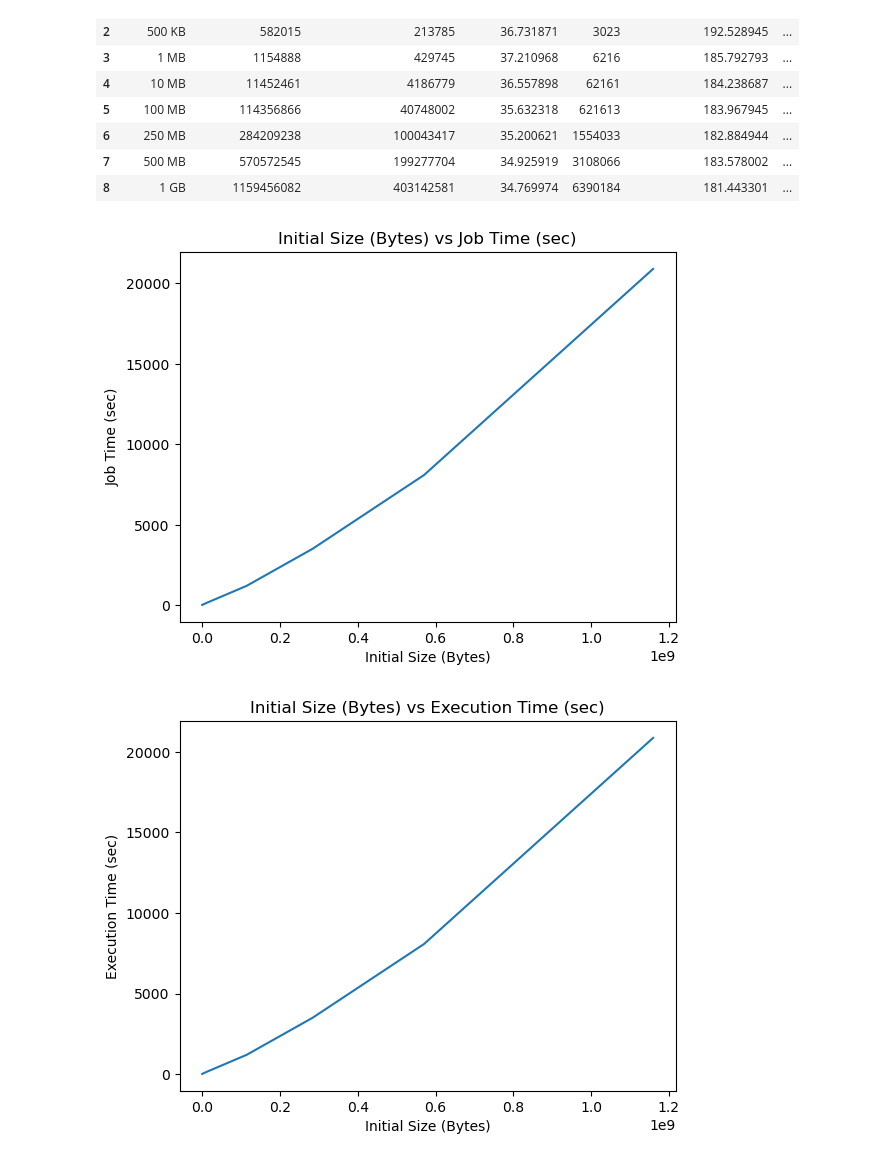
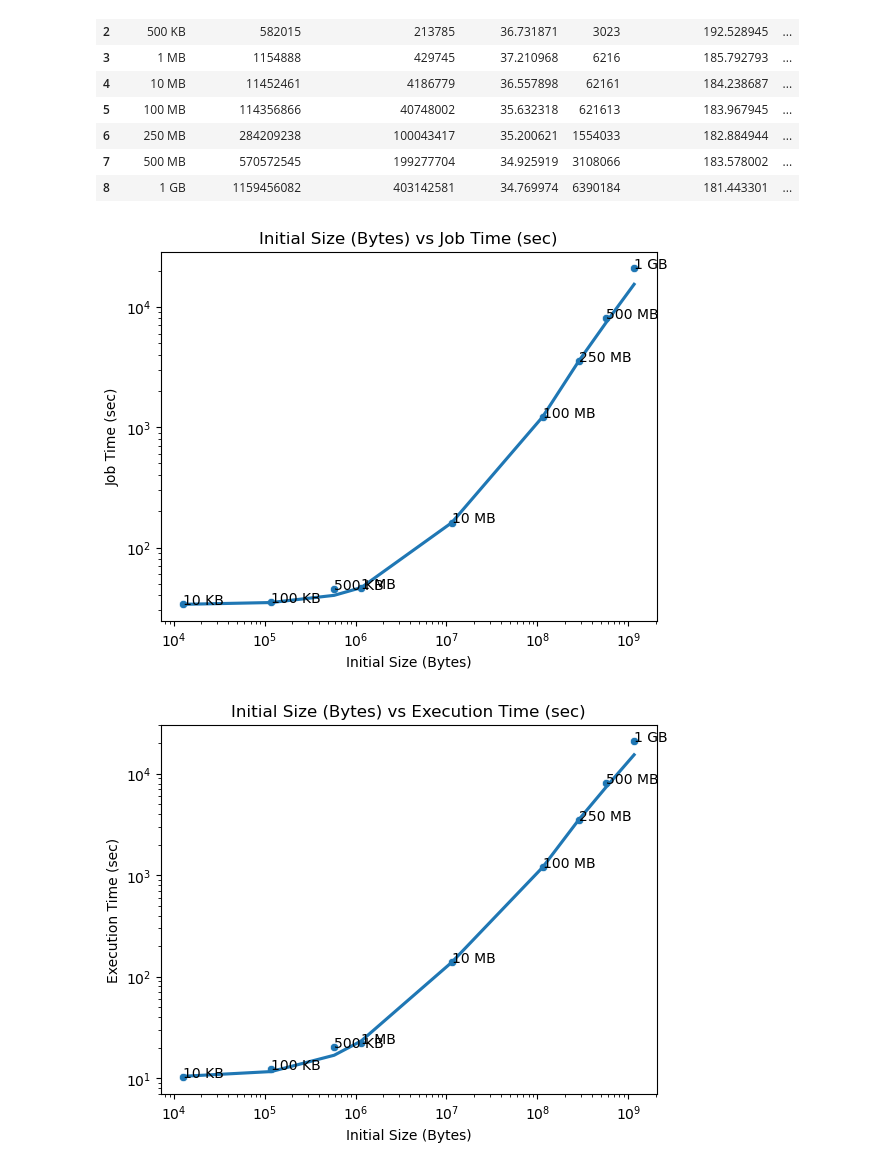
Before and after one commit to ryandschaefer/democracy-viewer-tech-eval, a Jupyter notebook: preprocessing_times/visualize_times.ipynb, the cells around one changed output. Drawn from its saved outputs; the diff is of its cells as text; code cells hidden in the pictures.

```diff
--- a/preprocessing_times/visualize_times.ipynb
+++ b/preprocessing_times/visualize_times.ipynb
@@ -33,14 +36,25 @@ outcomes = [
 # %%
 for feature in features:
     for outcome in outcomes:
-        sns.lineplot(
+        sns.scatterplot(
             df,
             x = feature,
             y = outcome
         )
+        sns.regplot(
+            df,
+            x = feature,
+            y = outcome,
+            scatter = False,
+            lowess = True
+        )
+        for i in range(len(df)):
+            plt.annotate(df["Target Size"][i], (df[feature][i], df[outcome][i]))
 
         plt.title(f"{ feature } vs { outcome }")
+        plt.xscale("log")
+        plt.yscale("log")
         plt.show()
 # %% [output]
-[figure, old version]
+[figure, new version]
-[figure, old version]
+[figure, new version]
```
Also changed, not shown: parts of 3 cells of this notebook.
